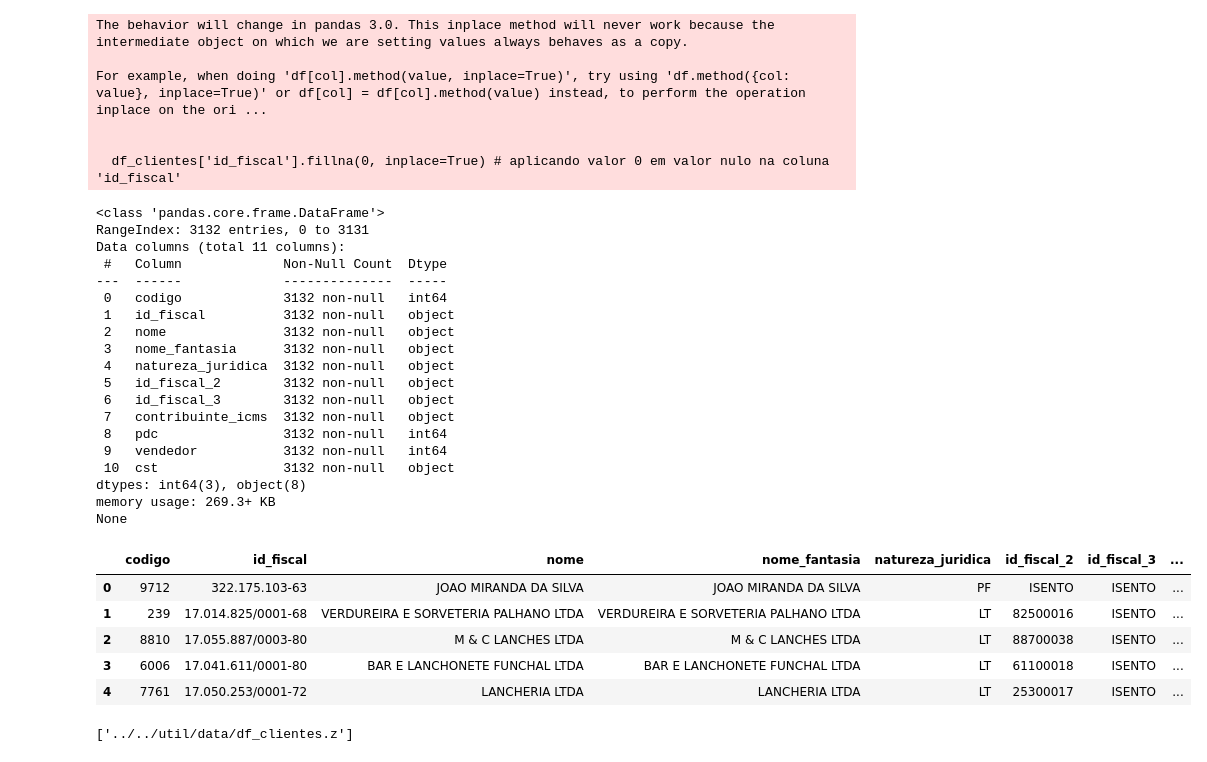
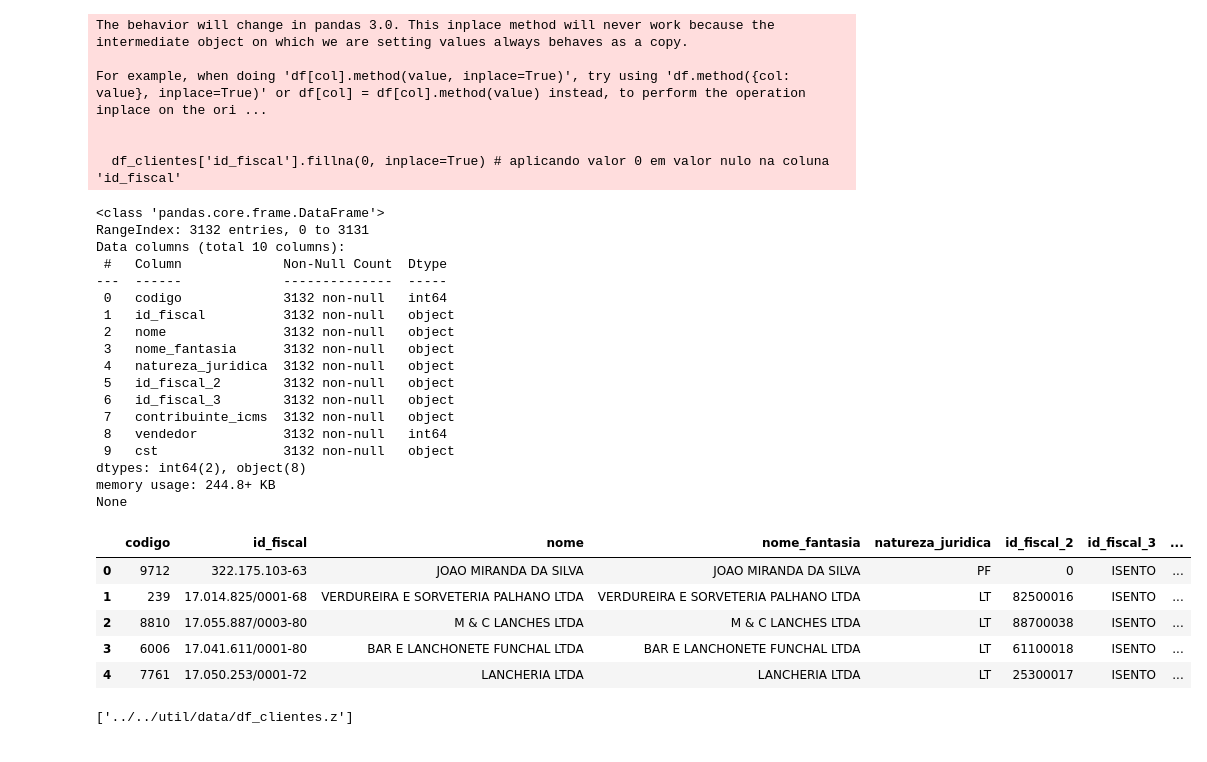
Before and after one commit to iambel/clustering, a Jupyter notebook: data science/isabel/tratamento_dados.ipynb, the cells around one changed output. Cells and saved outputs as stored; diff of their text form; code cells hidden in the pictures.

```diff
--- a/data science/isabel/tratamento_dados.ipynb
+++ b/data science/isabel/tratamento_dados.ipynb
@@ -46,9 +59,9 @@ dtype: int64
 # removendo colunas de 'df_clientes'
 df_clientes = load(caminho+'df_clientes.z') # carregando o dataframe
 
-df_clientes = df_clientes.drop(columns=['tidfiscs','ccnae','dnasc','itemt','iprz','ccrm1','nctx','ccrm2','nctx-2','ccrm3','ccrm4','nctx-4','nctx-4','nctx-5','ccrm6','nctx-6','crota','nctx-3','ccrm5','crota_idol']) # removendo colunas com drop()
+df_clientes = df_clientes.drop(columns=['tidfiscs','ccnae','dnasc','itemt','iprz','ccrm1','nctx','ccrm2','nctx-2','ccrm3','ccrm4','nctx-4','nctx-4','nctx-5','ccrm6','nctx-6','crota','nctx-3','ccrm5','crota_idol','pdc']) # removendo colunas com drop()
 
-df_clientes
+df_clientes.head(5)
 # %% [output]
 |  | codigo | id_fiscal | nome | nome_fantasia | natureza_juridica | id_fiscal_2 | id_fiscal_3 | ... |
 | 0 | 9712 | 322.175.103-63 | JOAO MIRANDA DA SILVA | JOAO MIRANDA DA SILVA | PF | ISENTO | ISENTO | ... |
@@ -66,3 +72,6 @@ df_clientes
+# %%
+# substituindo valor 'ISENTO' na primeira célula da tabela id_fiscal_2 por 0
+df_clientes.at[0, 'id_fiscal_2'] = 0
 # %%
 df_clientes['id_fiscal'].fillna(0, inplace=True) # aplicando valor 0 em valor nulo na coluna 'id_fiscal'
 # %% [output]
@@ -91,12 +100,11 @@ def preencher_valores(valor):
 df_clientes['vendedor'] = df_clientes['vendedor'].apply(preencher_valores) # aplicando a function na coluna
 # %%
 df_clientes['vendedor'] = df_clientes['vendedor'].astype(int)
-df_clientes['pdc'] = df_clientes['pdc'].astype(int)
 print(df_clientes.info())
 # %% [output]
 <class 'pandas.core.frame.DataFrame'>
 RangeIndex: 3132 entries, 0 to 3131
-Data columns (total 11 columns):
+Data columns (total 10 columns):
  #   Column             Non-Null Count  Dtype
 ---  ------             --------------  -----
  0   codigo             3132 non-null   int64
@@ -107,19 +115,18 @@ Data columns (total 11 columns):
  5   id_fiscal_2        3132 non-null   object
  6   id_fiscal_3        3132 non-null   object
  7   contribuinte_icms  3132 non-null   object
- 8   pdc                3132 non-null   int64
- 9   vendedor           3132 non-null   int64
- 10  cst                3132 non-null   object
-dtypes: int64(3), object(8)
-memory usage: 269.3+ KB
+ 8   vendedor           3132 non-null   int64
+ 9   cst                3132 non-null   object
+dtypes: int64(2), object(8)
+memory usage: 244.8+ KB
 None
 # %%
 # última checagem
 df_clientes.isnull().sum()
-df_clientes.head()
+df_clientes.head(5)
 # %% [output]
 |  | codigo | id_fiscal | nome | nome_fantasia | natureza_juridica | id_fiscal_2 | id_fiscal_3 | ... |
-| 0 | 9712 | 322.175.103-63 | JOAO MIRANDA DA SILVA | JOAO MIRANDA DA SILVA | PF | ISENTO | ISENTO | ... |
+| 0 | 9712 | 322.175.103-63 | JOAO MIRANDA DA SILVA | JOAO MIRANDA DA SILVA | PF | 0 | ISENTO | ... |
 | 1 | 239 | 17.014.825/0001-68 | VERDUREIRA E SORVETERIA PALHANO LTDA | VERDUREIRA E SORVETERIA PALHANO LTDA | LT | 82500016 | ISENTO | ... |
 | 2 | 8810 | 17.055.887/0003-80 | M & C LANCHES LTDA | M & C LANCHES LTDA | LT | 88700038 | ISENTO | ... |
 | 3 | 6006 | 17.041.611/0001-80 | BAR E LANCHONETE FUNCHAL LTDA | BAR E LANCHONETE FUNCHAL LTDA | LT | 61100018 | ISENTO | ... |
```
Also changed, not shown: parts of 6 cells of this notebook, 2 other files.
